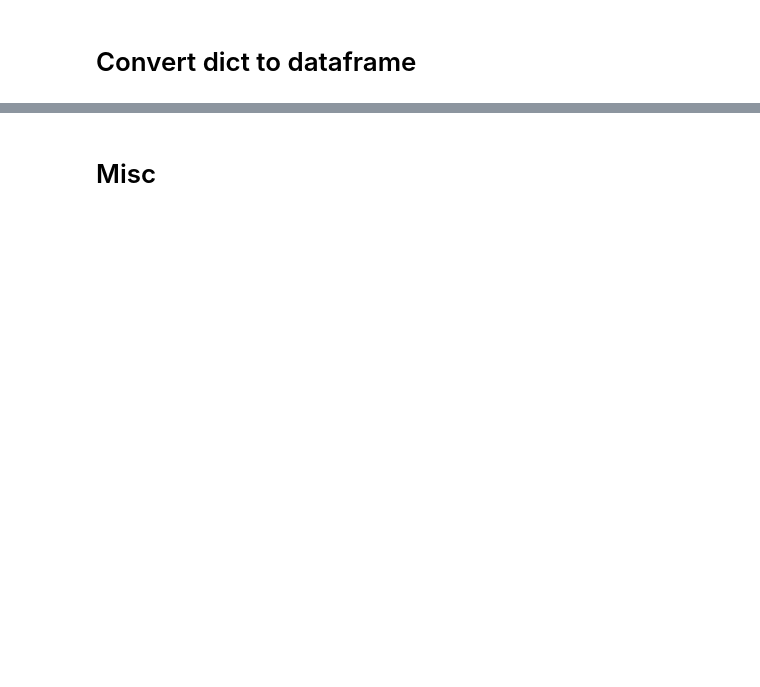
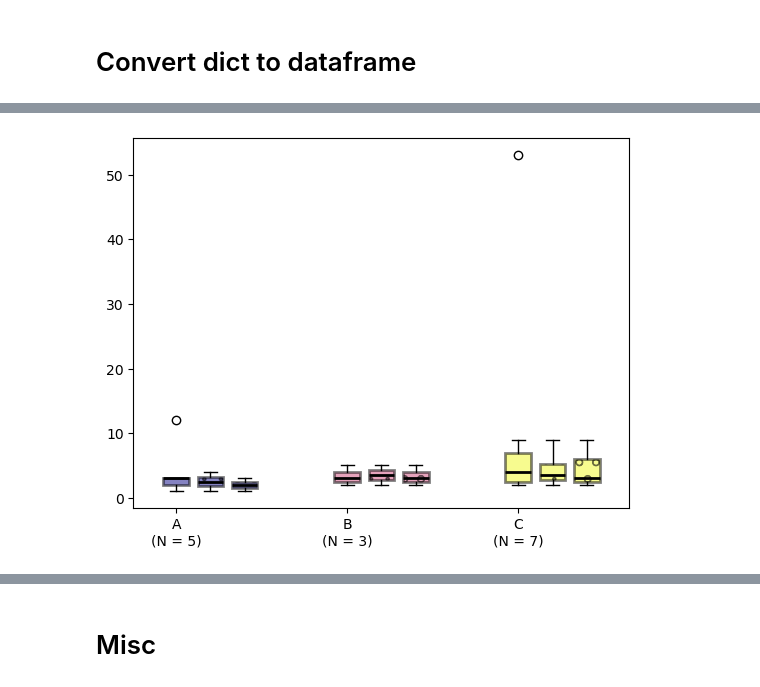
Before and after one commit to pakhuiying/NCCS_analysis, a Jupyter notebook: flood_analysis.ipynb, the cells around one changed output, grey strips where cells are left out. Drawn from its saved outputs; the diff is of its cells as text; code cells hidden in the pictures; blank space fills up the shorter version.

```diff
--- a/flood_analysis.ipynb
+++ b/flood_analysis.ipynb
@@ -417,0 +483,93 @@ dict_to_dataframe(historical_floods_dict)
+# %%
+def plot_grouped_boxplot(data,ax=None,colors=None, show_fliers = True):
+    """
+    Args:
+        data (dict): data is arranged by each distinct group
+            {'A': {'1': [1,2,3], '2':[1,2,3,4], '3': [1,2,3]},
+            'B': {'1': [5,2,3], '2':[5,2,3,4], '3': [5,2,3]},
+            'C': {'1': [9,2,3], '2':[9,2,3,4], '3': [9,2,3]}
+            }
+            where groups A,B,C are the tick labels, and A1,A2,A3 are the sub boxplots within A
+        ax (mpl.Axes): if no axis is supplied, a new figure is created. Else, artists is drawn on supplied ax
+        colors (list): list of hex colours
+        show_fliers (bool): if True, it will show the fliers (aka outliers). Else, fliers will be hidden. Default is True.
+    """
+
+    def set_box_color(bp, colors,hatch = None):
+        """
+        Args:
+            bp (Patch): mpl Patch artists, which we can use it to set diff properties
+            hatch (symbol): e.g. '/', '\', '|', '-', '+', 'x', 'o', 'O', '.', '*'
+                /   - diagonal hatching
+                \   - back diagonal
+                |   - vertical
+                -   - horizontal
+                +   - crossed
+                x   - crossed diagonal
+                o   - small circle
+                O   - large circle
+                .   - dots
+                *   - stars
+        """
+        # plt.setp(bp['boxes'], color=colors)
+        # plt.setp(bp['whiskers'], color=colors)
+        # plt.setp(bp['caps'], color=colors)
+        plt.setp(bp['medians'], color='black',linewidth=2)
+        for box,color in zip(bp['boxes'],colors):
+            # change outline color
+            box.set_edgecolor('black')
+            # set alpha
+            box.set_alpha(0.5)
+            # change fill color
+            box.set_facecolor(color)
+            # set linewidth
+            box.set_linewidth(2)
+            # change hatch
+            if hatch is not None:
+                box.set_hatch(hatch)
+
+    if ax is None:
+        fig, ax = plt.subplots()
+
+    ticks = list(data) # names of the groups
+    # number of observations in each group
+    num_obs = {group: len(subgroups[list(subgroups)[0]]) for group,subgroups in data.items() }
+    # get colormap based on frequency of obs
+    cmap = plt.get_cmap('plasma')
+    norm = plt.Normalize(min(list(num_obs.values())), max(list(num_obs.values()))) # a function
+    # colors = {group: cmap(norm(n)) for group,n in num_obs.items()}
+    # hatch for subplots
+    hatches = [None,'.','o', 'O']
+    # prepare data for subplots
+    subplot_data = {k:[data[t][k] for t in ticks] for k in list(data[ticks[0]])} # where keys are the subgroup names, and
+    # subplot names
+    subplot_names = list(subplot_data)
+
+    # plot each subplot
+    for i,(subgroups, subgroup_data) in enumerate(subplot_data.items()):
+        if show_fliers is True:
+            bp = ax.boxplot(subgroup_data, positions=np.array(range(len(subgroup_data)))*2.0+i*0.4,
+                            widths=0.3,patch_artist=True)
+        else:
+            bp = ax.boxplot(subgroup_data, positions=np.array(range(len(subgroup_data)))*2.0+i*0.4,
+                            widths=0.3,patch_artist=True, sym = '')
+        # set_box_color(bp, colors=list(colors.values()),hatch = hatches[i])
+        if colors is None:
+            set_box_color(bp, colors=[cmap(i) for i in np.linspace(0,1,len(ticks))],hatch = hatches[i])
+        else:
+            assert len(ticks) == len(colors),"length of colours == length of groups/ticks"
+            set_box_color(bp, colors=colors,hatch = hatches[i])
+
+    ax.set_xticks(range(0, len(ticks) * 2, 2), [f'{group}\n(N = {obs})' for group,obs in num_obs.items()])
+
+    if ax is None:
+        plt.legend()
+        plt.tight_layout()
+        plt.show()
+    return ax
+
+plot_grouped_boxplot({'A': {'1': [12,3,1,2,3], '2':[1,2,3,4], '3': [1,2,3]},
+                    'B': {'1': [5,2,3], '2':[5,2,3,4], '3': [5,2,3]},
+                    'C': {'1': [2,4,5,53,9,2,3], '2':[9,2,3,4], '3': [9,2,3]}
+        },ax=None)
+# %% [output]
@@ -417,0 +577 @@ dict_to_dataframe(historical_floods_dict)
+[figure, added]
```
Also changed, not shown: parts of 22 cells of this notebook.
